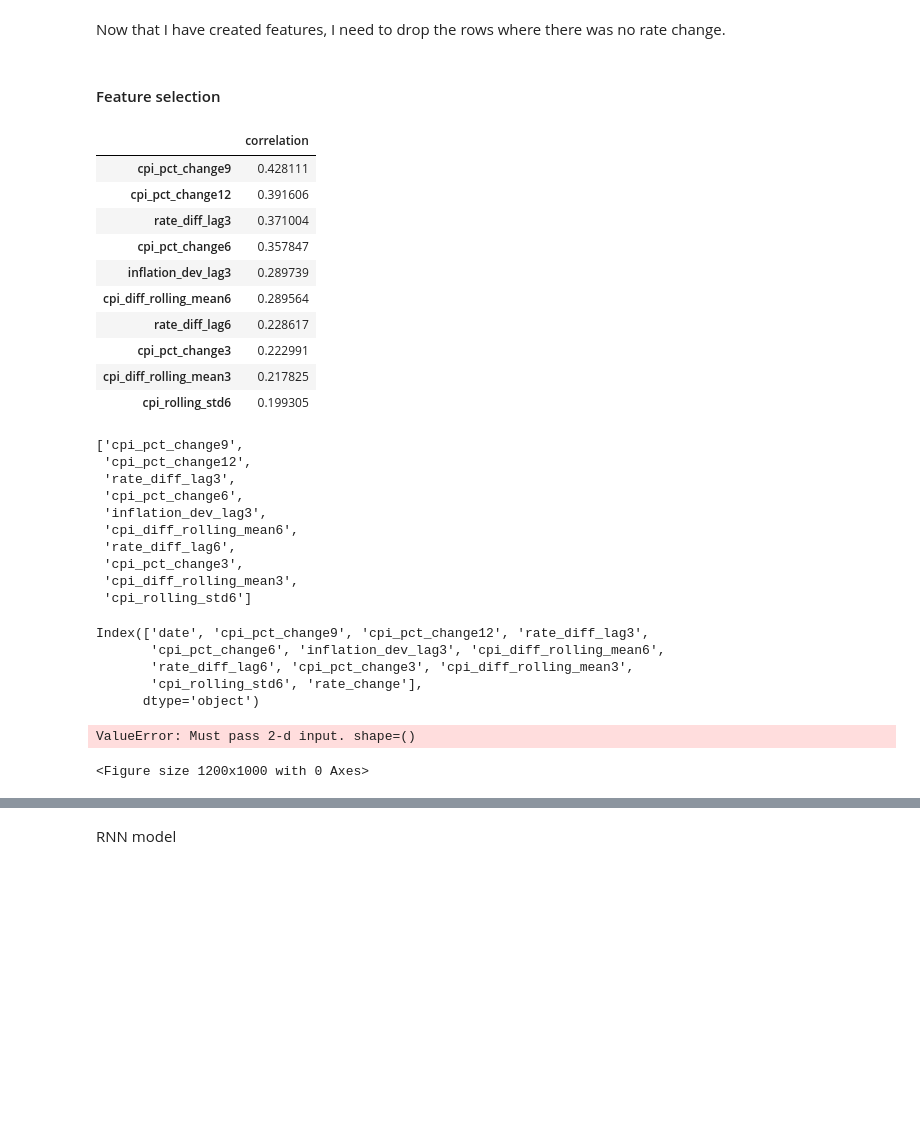
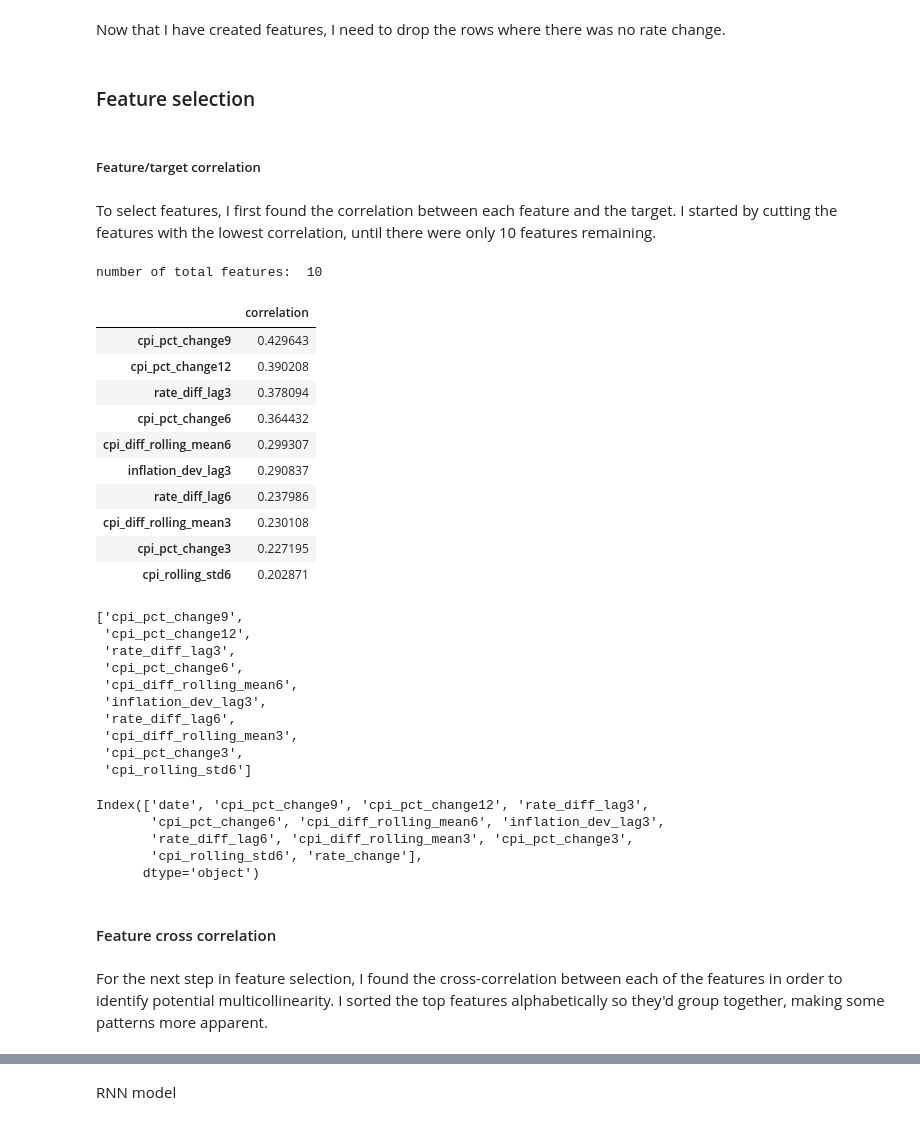
Before and after one commit to FleaBusyBeeBergs/dtsa5506-pipeline, a Jupyter notebook: dtsa5506_final_project.ipynb, the cells around one changed output, grey strips where cells are left out. Drawn from its saved outputs; the diff is of its cells as text; code cells hidden in the pictures; blank space fills up the shorter version.

```diff
--- a/dtsa5506_final_project.ipynb
+++ b/dtsa5506_final_project.ipynb
@@ -1085,6 +1085,10 @@ Now that I have created features, I need to drop the rows where there was no rat
 ml_df = ml_df[ml_df['announcement'] != 0]
 ml_df = ml_df.drop(columns = ['announcement'])
 # %% [markdown]
-#### Feature selection
+### Feature selection
+# %% [markdown]
+##### Feature/target correlation
+# %% [markdown]
+To select features, I first found the correlation between each feature and the target. I started by cutting the features with the lowest correlation, until there were only 10 features remaining.
 # %%
 features = [
@@ -1138,37 +1142,39 @@ for feature in features:
 # %%
 correlations = {feature: pointbiserialr(ml_df[feature],
                                         ml_df['rate_change'])[0] for feature in features}
 corr_df = pd.DataFrame.from_dict(correlations,
                                  orient = 'index',
                                  columns = ['correlation'])
 corr_df = corr_df.abs().sort_values(by = 'correlation',
                                     ascending = False)
 
-corr_df.head(10)
+print('number of total features: ', corr_df.shape[0])
+corr_df.tail(10)
 # %% [output]
+number of total features:  10
 |  | correlation |
-| cpi_pct_change9 | 0.428111 |
-| cpi_pct_change12 | 0.391606 |
-| rate_diff_lag3 | 0.371004 |
-| cpi_pct_change6 | 0.357847 |
-| inflation_dev_lag3 | 0.289739 |
-| cpi_diff_rolling_mean6 | 0.289564 |
-| rate_diff_lag6 | 0.228617 |
-| cpi_pct_change3 | 0.222991 |
-| cpi_diff_rolling_mean3 | 0.217825 |
-| cpi_rolling_std6 | 0.199305 |
+| cpi_pct_change9 | 0.429643 |
+| cpi_pct_change12 | 0.390208 |
+| rate_diff_lag3 | 0.378094 |
+| cpi_pct_change6 | 0.364432 |
+| cpi_diff_rolling_mean6 | 0.299307 |
+| inflation_dev_lag3 | 0.290837 |
+| rate_diff_lag6 | 0.237986 |
+| cpi_diff_rolling_mean3 | 0.230108 |
+| cpi_pct_change3 | 0.227195 |
+| cpi_rolling_std6 | 0.202871 |
 # %%
-top_10_features = corr_df.head(10).index.tolist()
-top_10_features
+top_features = corr_df.index.tolist()
+top_features
 # %% [output]
 ['cpi_pct_change9',
  'cpi_pct_change12',
  'rate_diff_lag3',
  'cpi_pct_change6',
+ 'cpi_diff_rolling_mean6',
  'inflation_dev_lag3',
- 'cpi_diff_rolling_mean6',
  'rate_diff_lag6',
+ 'cpi_diff_rolling_mean3',
  'cpi_pct_change3',
- 'cpi_diff_rolling_mean3',
  'cpi_rolling_std6']
 # %%
@@ -1176,23 +1182,26 @@ ml_df_10 = ml_df[['date'] + top_10_features + ['rate_change']]
 # %%
-ml_df_10.columns
+ml_df_top.columns
 # %% [output]
 Index(['date', 'cpi_pct_change9', 'cpi_pct_change12', 'rate_diff_lag3',
-       'cpi_pct_change6', 'inflation_dev_lag3', 'cpi_diff_rolling_mean6',
-       'rate_diff_lag6', 'cpi_pct_change3', 'cpi_diff_rolling_mean3',
+       'cpi_pct_change6', 'cpi_diff_rolling_mean6', 'inflation_dev_lag3',
+       'rate_diff_lag6', 'cpi_diff_rolling_mean3', 'cpi_pct_change3',
        'cpi_rolling_std6', 'rate_change'],
       dtype='object')
+# %% [markdown]
+#### Feature cross correlation
+# %% [markdown]
+For the next step in feature selection, I found the cross-correlation between each of the features in order to identify potential multicollinearity. I sorted the top features alphabetically so they'd group together, making some patterns more apparent.
 # %%
-# cross correlation
-corr_matrix = ml_df[top_10_features].corr().abs
+def create_heatmap(features):
+     # cross correlation
+     corr_matrix = ml_df_top[features].corr().abs()
 
-# plot
-plt.figure(figsize = (12, 10))
-sns.heatmap(corr_matrix,
-            annot = True,
-            cmap = 'coolwarm',
-            fmt = '.2f')
-plt.title('correlation plot of top 10 features')
-plt.show()
+     sorted_cols = sorted(corr_matrix.columns)
+     corr_matrix = corr_matrix[sorted_cols]
+     corr_matrix = corr_matrix.loc[sorted_cols]
+
+     # plot
+     plt.figure(figsize=(12, 10))
+     sns.heatmap(corr_matrix, annot=True, cmap='coolwarm', fmt=".2f")
+     plt.title('Correlation Plot of Top Features')
+     plt.show()
-# %% [output]
-ValueError: Must pass 2-d input. shape=()
-<Figure size 1200x1000 with 0 Axes>
```
Also changed, not shown: parts of 18 cells of this notebook.
